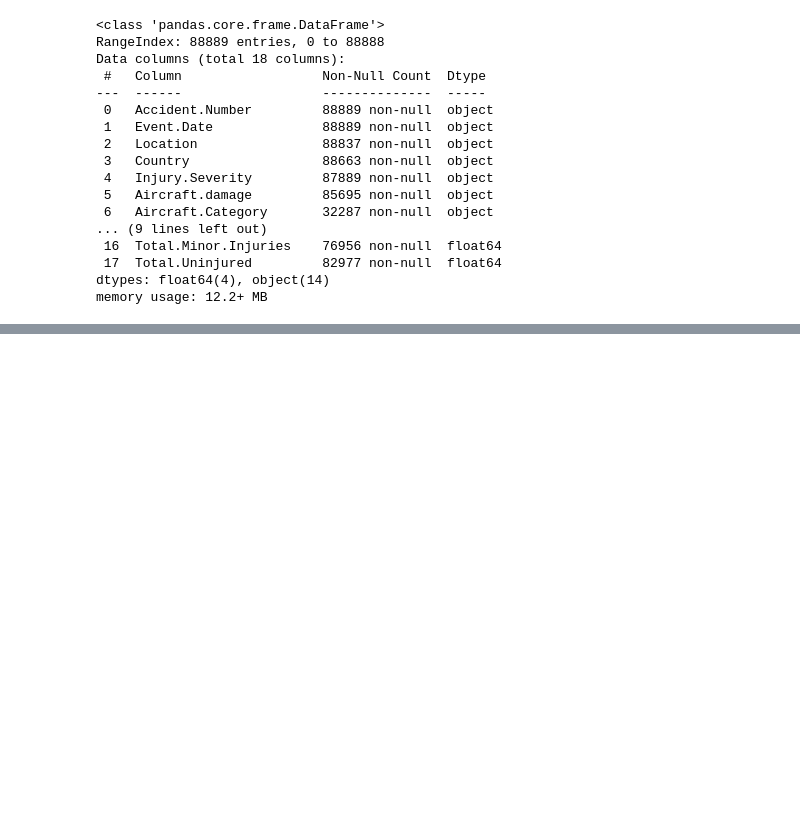
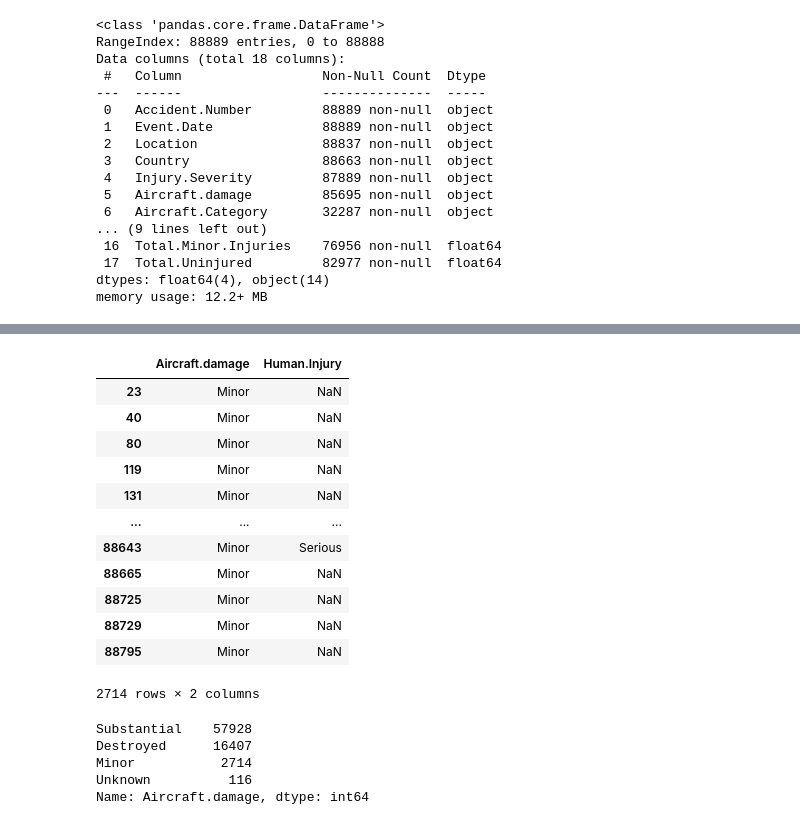
Before and after one commit to SamBen804/Aviation-Recommendations, a Jupyter notebook: Aviation_Recommendations_Exploratory_Analysis.ipynb, the cells around one changed output, grey strips where cells are left out. Saved outputs shown, nothing was run; the diff lists cells and outputs as text; code cells hidden in the pictures; blank space fills up the shorter version.

```diff
--- a/Aviation_Recommendations_Exploratory_Analysis.ipynb
+++ b/Aviation_Recommendations_Exploratory_Analysis.ipynb
@@ -294,0 +349,25 @@ aviation_dropcol1[aviation_dropcol1['Amateur.Built'] == 'Yes'].drop(columns='Ama
+# %%
+aviation_addfeature1[aviation_addfeature1['Aircraft.damage'] == 'Minor'][['Aircraft.damage', 'Human.Injury']]
+# %% [output]
+|  | Aircraft.damage | Human.Injury |
+| 23 | Minor | NaN |
+| 40 | Minor | NaN |
+| 80 | Minor | NaN |
+| 119 | Minor | NaN |
+| 131 | Minor | NaN |
+| ... | ... | ... |
+| 88643 | Minor | Serious |
+| 88665 | Minor | NaN |
+| 88725 | Minor | NaN |
+| 88729 | Minor | NaN |
+| 88795 | Minor | NaN |
+2714 rows × 2 columns
+# %%
+# Adding new column `TotalInjured` as the sum of the injury columns.
+aviation_dropcol2['Aircraft.damage'].value_counts()
+# %% [output]
+Substantial    57928
+Destroyed      16407
+Minor           2714
+Unknown          116
+Name: Aircraft.damage, dtype: int64
```
Also changed, not shown: parts of 23 cells of this notebook.
